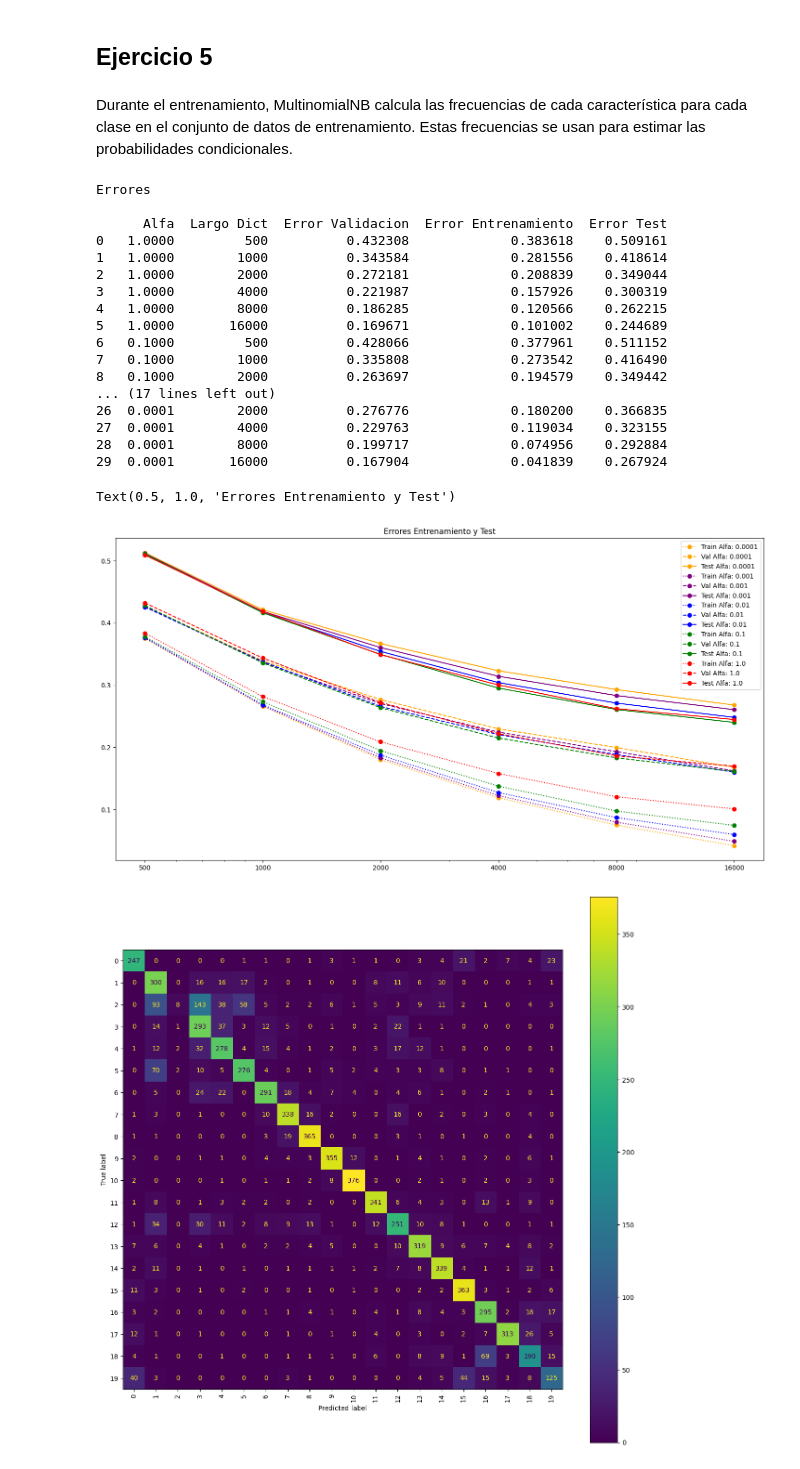
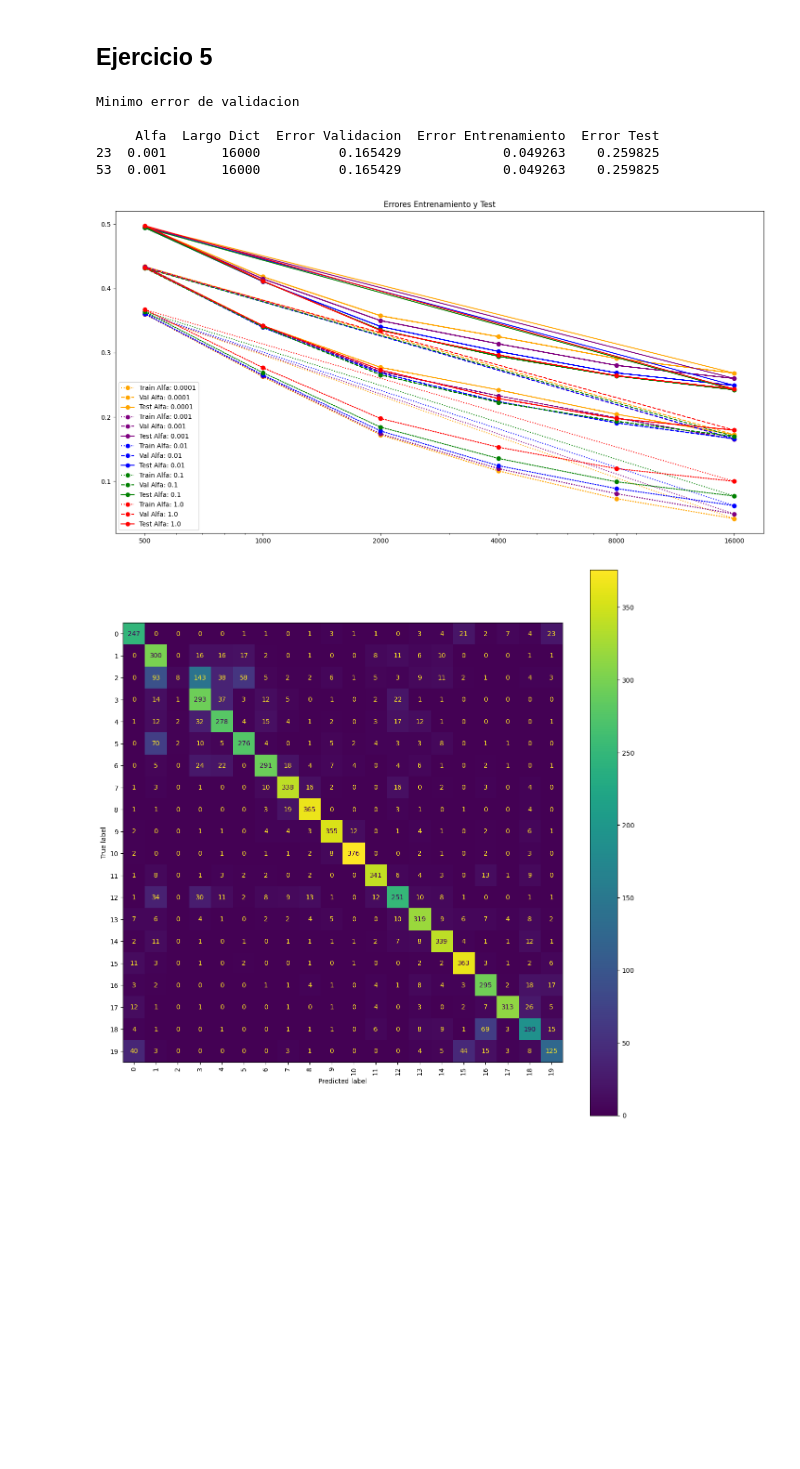
Before and after one commit to Pomarola/IAA, a Jupyter notebook: TP3 Lucas Poma.ipynb, the cells around one changed output. Drawn from its saved outputs; the diff is of its cells as text; code cells hidden in the pictures; blank space fills up the shorter version.

```diff
--- a/TP3 Lucas Poma.ipynb
+++ b/TP3 Lucas Poma.ipynb
@@ -462,8 +462,6 @@ X_test, y_test = fetch_20newsgroups(subset="test", return_X_y=True, remove=("hea
 alfas = [(10**(-x)) for x in range(0, 5)]
 largos = [500, 1000, 2000, 4000, 8000, 16000]
 data = []
-# %% [markdown]
-Durante el entrenamiento, MultinomialNB calcula las frecuencias de cada característica para cada clase en el conjunto de datos de entrenamiento. Estas frecuencias se usan para estimar las probabilidades condicionales.
 # %%
 def entrenar_bayes_multi(alfa, X_train, y_train, X_val, y_val, X_test, y_test):
     aux_error_val = float('inf')
@@ -492,42 +490,31 @@ table = pd.DataFrame(data, columns=['Alfa', 'Largo Dict', 'Error Validacion', 'E
 # %%
 linestyles = [':', '--', '-']
 colors = ['red', 'green', 'blue', 'purple', 'orange']
 colors = {alfas[i]: colors[i] for i in range(len(alfas))}
 
-print("Errores\n")
-print(table)
+print("Minimo error de validacion\n")
+mejorErrorValidacion = table[table['Error Validacion'] == table['Error Validacion'].min()]
+print(mejorErrorValidacion)
 
 tableAlfa = table.groupby('Alfa')
 plt.figure(figsize=(18, 9))
 for name, group in tableAlfa:
     plt.plot(group['Largo Dict'], group['Error Entrenamiento'], color=colors[name], linestyle=linestyles[0], marker='o', label=f'Train Alfa: {name}')
     plt.plot(group['Largo Dict'], group['Error Validacion'], color=colors[name], linestyle=linestyles[1], marker='o', label=f'Val Alfa: {name}')
     plt.plot(group['Largo Dict'], group['Error Test'], color=colors[name], linestyle=linestyles[2], marker='o', label=f'Test Alfa: {name}')
 
 plt.xscale('log')
 plt.xticks(largos, labels=[str(largo) for largo in largos])
 plt.legend()
 plt.title('Errores Entrenamiento y Test')
+plt.show()
 # %% [output]
-Errores
+Minimo error de validacion
 
-      Alfa  Largo Dict  Error Validacion  Error Entrenamiento  Error Test
-0   1.0000         500          0.432308             0.383618    0.509161
-1   1.0000        1000          0.343584             0.281556    0.418614
-2   1.0000        2000          0.272181             0.208839    0.349044
-3   1.0000        4000          0.221987             0.157926    0.300319
-4   1.0000        8000          0.186285             0.120566    0.262215
-5   1.0000       16000          0.169671             0.101002    0.244689
-6   0.1000         500          0.428066             0.377961    0.511152
-7   0.1000        1000          0.335808             0.273542    0.416490
-8   0.1000        2000          0.263697             0.194579    0.349442
-... (17 lines left out)
-26  0.0001        2000          0.276776             0.180200    0.366835
-27  0.0001        4000          0.229763             0.119034    0.323155
-28  0.0001        8000          0.199717             0.074956    0.292884
-29  0.0001       16000          0.167904             0.041839    0.267924
+     Alfa  Largo Dict  Error Validacion  Error Entrenamiento  Error Test
+23  0.001       16000          0.165429             0.049263    0.259825
+53  0.001       16000          0.165429             0.049263    0.259825
-Text(0.5, 1.0, 'Errores Entrenamiento y Test')
-[figure, old version]
+[figure, new version]
 # %%
 matrix = confusion_matrix(y_test, mejorBayes.predict(mejorVectorizador.transform(X_test)), labels=mejorBayes.classes_)
 
```
Also changed, not shown: parts of 2 cells of this notebook.
